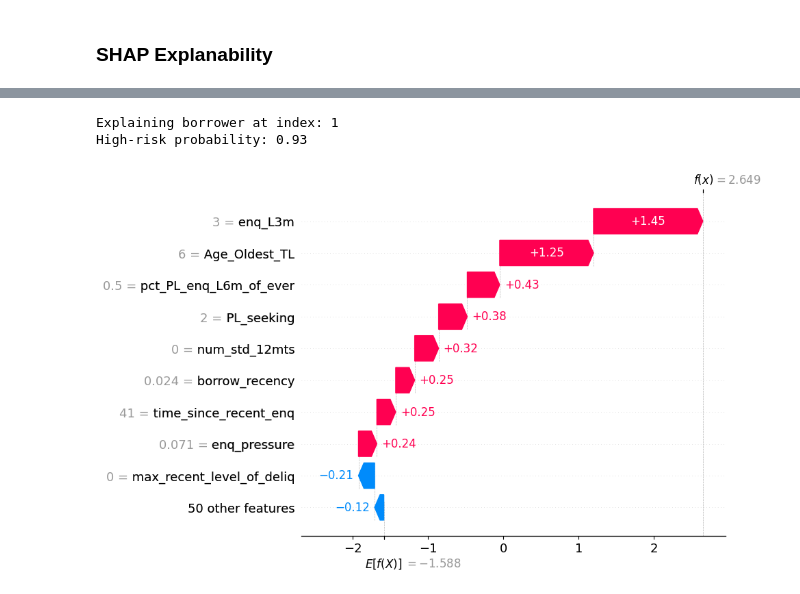
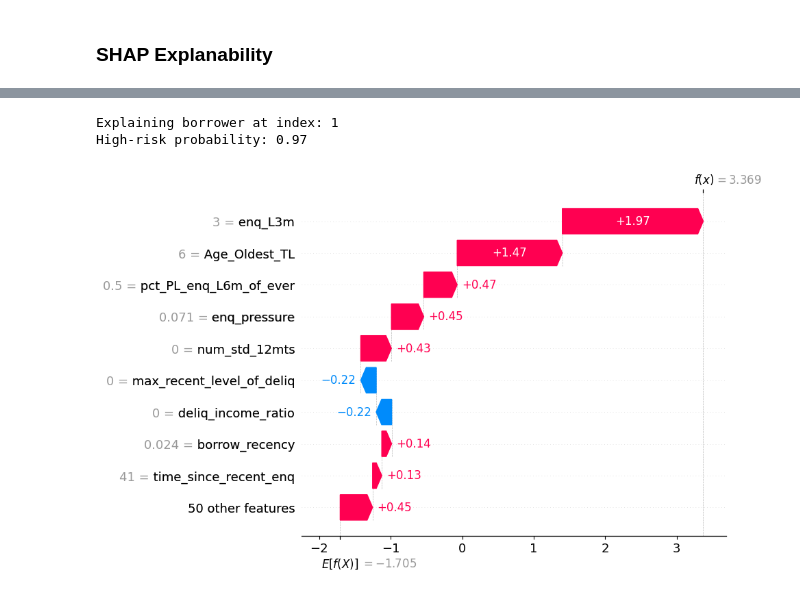
Before and after one commit to 05Aniket598/Credit-Risk-Modeling, a Jupyter notebook: Data_Cleaning_Model_Building.ipynb, the cells around one changed output, grey strips where cells are left out. Drawn from its saved outputs; the diff is of its cells as text; code cells hidden in the pictures.

```diff
--- a/Data_Cleaning_Model_Building.ipynb
+++ b/Data_Cleaning_Model_Building.ipynb
@@ -1448,11 +1333,0 @@ from catboost import CatBoostClassifier
-# %%
-cb = CatBoostClassifier(
-    n_estimators=300,
-    max_depth=8,
-    learning_rate=0.05,
-    scale_pos_weight=1,
-    task_type='GPU',
-    devices='0',
-    random_state=42)
-
-cb.fit(x_train,y_train)
@@ -1500,0 +1334,11 @@ weighted avg       0.88      0.88      0.88      8413
+# %%
+# Lightbgm
+lgbm = lightgbm.LGBMClassifier(
+    device='gpu',
+    boosting_type='gbdt',
+    num_leaves=61,
+    learning_rate=0.05,
+    n_estimators=300
+)
+# %%
+lgbm.fit(x_train, y_train)
@@ -1648,7 +1648,7 @@ import pandas as pd
 import numpy as np
 
 # Create explainer
-explainer = shap.TreeExplainer(cb)
+explainer = shap.TreeExplainer(lgbm)
 shap_values = explainer.shap_values(x_test)
 
 # For binary model, shap_values is for class 1 (High Risk)
@@ -1681,22 +1681,22 @@ plt.show()
 # %%
 # Pick one high-risk borrower from test set
-proba = cb.predict_proba(x_test)[:, 1]
+proba = lgbm.predict_proba(x_test)[:, 1]
 high_risk_idx = np.where(proba >= 0.35)[0][0]
 
 print(f"Explaining borrower at index: {high_risk_idx}")
 print(f"High-risk probability: {proba[high_risk_idx]:.2f}")
 
 shap.waterfall_plot(
     shap.Explanation(
         values=sv[high_risk_idx],
         base_values=explainer.expected_value if not isinstance(explainer.expected_value, list)
                     else explainer.expected_value[1],
         data=x_test.iloc[high_risk_idx],
         feature_names=x_test.columns.tolist()
     )
 )
 # %% [output]
 Explaining borrower at index: 1
-High-risk probability: 0.93
+High-risk probability: 0.97
-[figure, old version]
+[figure, new version]
 # %% [markdown]
```
Also changed, not shown: parts of 37 cells of this notebook.
